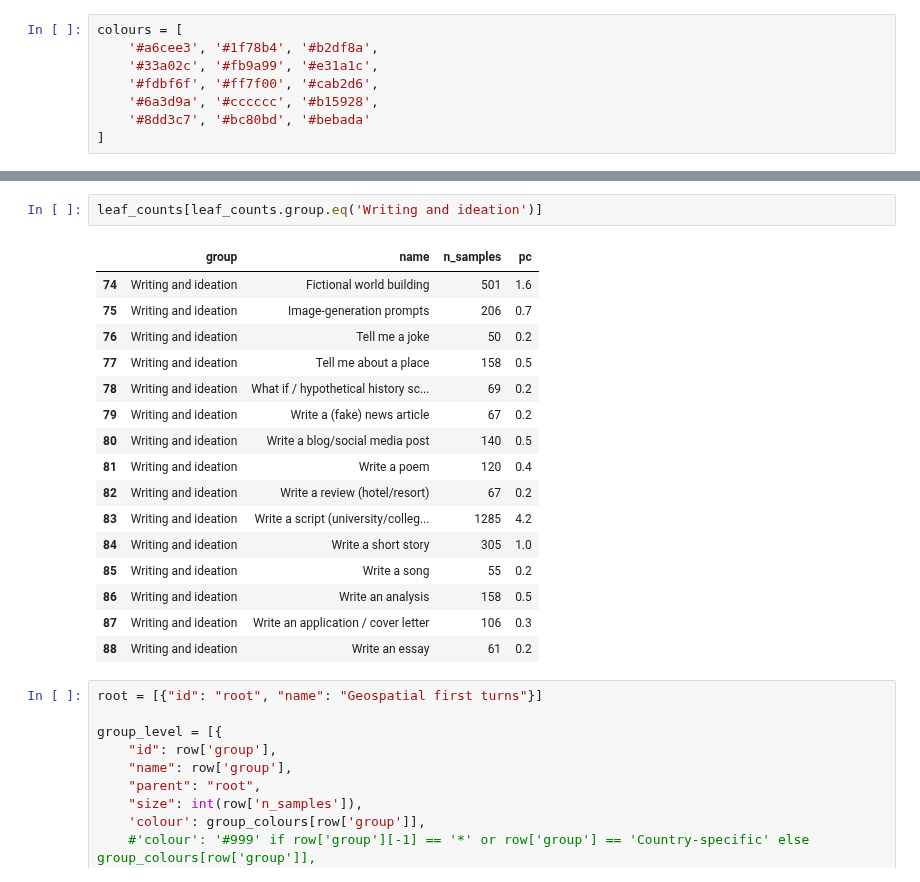
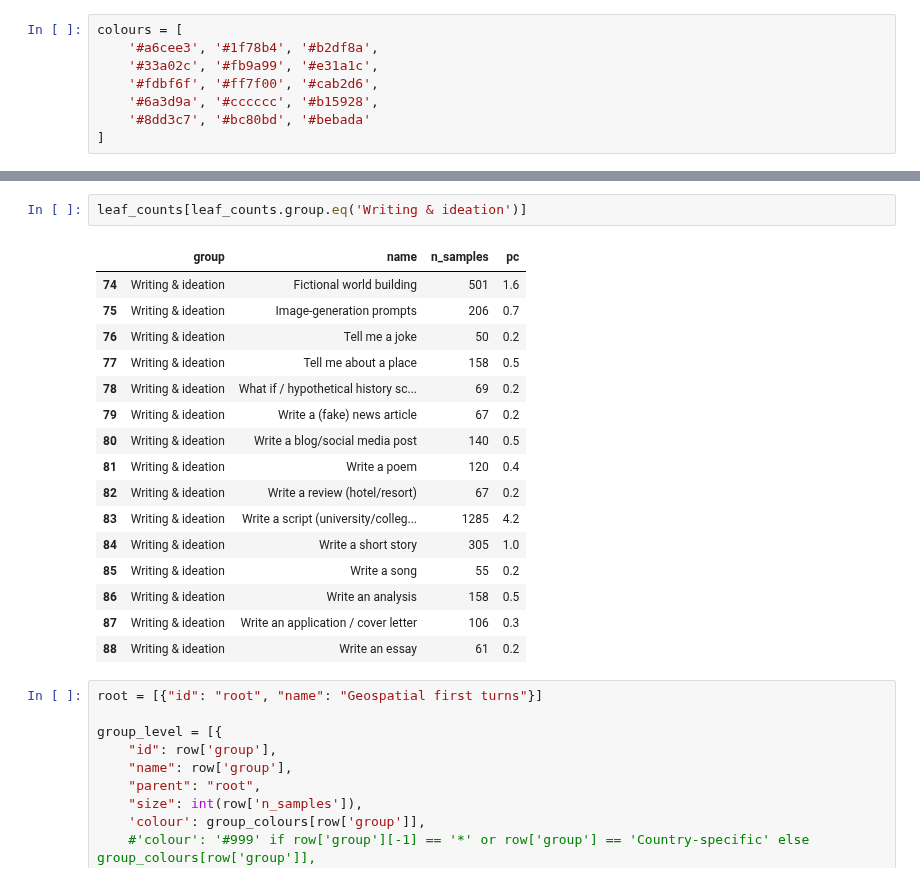
Before and after one commit to ilyankou/chat-geospatial, a Jupyter notebook: 2-IdentifyAndClusterGeospatial.ipynb, the cells around one changed output, grey strips where cells are left out. Saved outputs shown, nothing was run; the diff lists cells and outputs as text.

```diff
--- a/2-IdentifyAndClusterGeospatial.ipynb
+++ b/2-IdentifyAndClusterGeospatial.ipynb
@@ -668,23 +688,23 @@ leaf_counts
 89 rows × 4 columns
 # %%
-leaf_counts[leaf_counts.group.eq('Writing and ideation')]
+leaf_counts[leaf_counts.group.eq('Writing & ideation')]
 # %% [output]
 |  | group | name | n_samples | pc |
-| 74 | Writing and ideation | Fictional world building | 501 | 1.6 |
-| 75 | Writing and ideation | Image-generation prompts | 206 | 0.7 |
-| 76 | Writing and ideation | Tell me a joke | 50 | 0.2 |
-| 77 | Writing and ideation | Tell me about a place | 158 | 0.5 |
-| 78 | Writing and ideation | What if / hypothetical history sc... | 69 | 0.2 |
-| 79 | Writing and ideation | Write a (fake) news article | 67 | 0.2 |
-| 80 | Writing and ideation | Write a blog/social media post | 140 | 0.5 |
-| 81 | Writing and ideation | Write a poem | 120 | 0.4 |
-| 82 | Writing and ideation | Write a review (hotel/resort) | 67 | 0.2 |
-| 83 | Writing and ideation | Write a script (university/colleg... | 1285 | 4.2 |
-| 84 | Writing and ideation | Write a short story | 305 | 1.0 |
-| 85 | Writing and ideation | Write a song | 55 | 0.2 |
-| 86 | Writing and ideation | Write an analysis | 158 | 0.5 |
-| 87 | Writing and ideation | Write an application / cover letter | 106 | 0.3 |
-| 88 | Writing and ideation | Write an essay | 61 | 0.2 |
+| 74 | Writing & ideation | Fictional world building | 501 | 1.6 |
+| 75 | Writing & ideation | Image-generation prompts | 206 | 0.7 |
+| 76 | Writing & ideation | Tell me a joke | 50 | 0.2 |
+| 77 | Writing & ideation | Tell me about a place | 158 | 0.5 |
+| 78 | Writing & ideation | What if / hypothetical history sc... | 69 | 0.2 |
+| 79 | Writing & ideation | Write a (fake) news article | 67 | 0.2 |
+| 80 | Writing & ideation | Write a blog/social media post | 140 | 0.5 |
+| 81 | Writing & ideation | Write a poem | 120 | 0.4 |
+| 82 | Writing & ideation | Write a review (hotel/resort) | 67 | 0.2 |
+| 83 | Writing & ideation | Write a script (university/colleg... | 1285 | 4.2 |
+| 84 | Writing & ideation | Write a short story | 305 | 1.0 |
+| 85 | Writing & ideation | Write a song | 55 | 0.2 |
+| 86 | Writing & ideation | Write an analysis | 158 | 0.5 |
+| 87 | Writing & ideation | Write an application / cover letter | 106 | 0.3 |
+| 88 | Writing & ideation | Write an essay | 61 | 0.2 |
 # %%
 root = [{"id": "root", "name": "Geospatial first turns"}]
 
```
Also changed, not shown: parts of 8 cells of this notebook, 5 other files.
